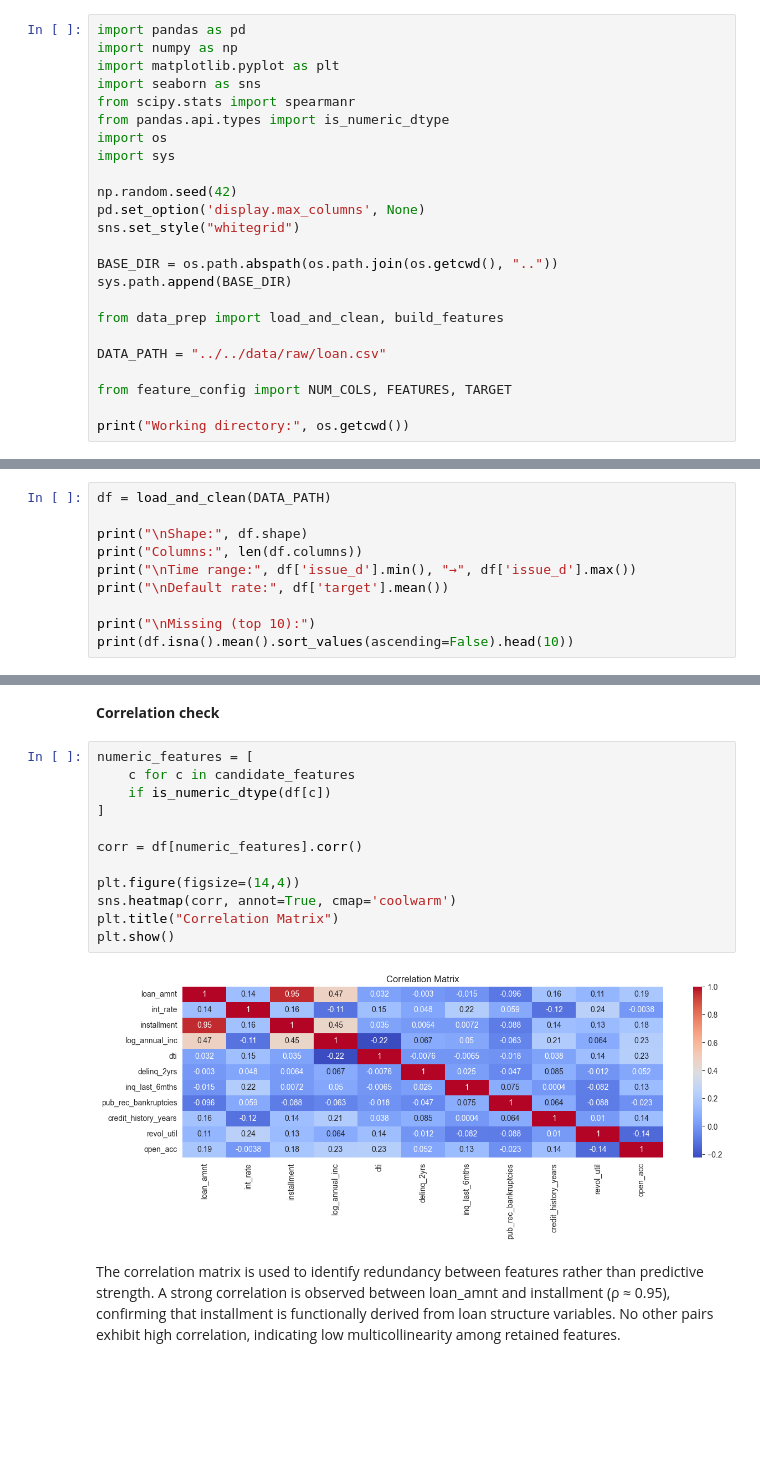
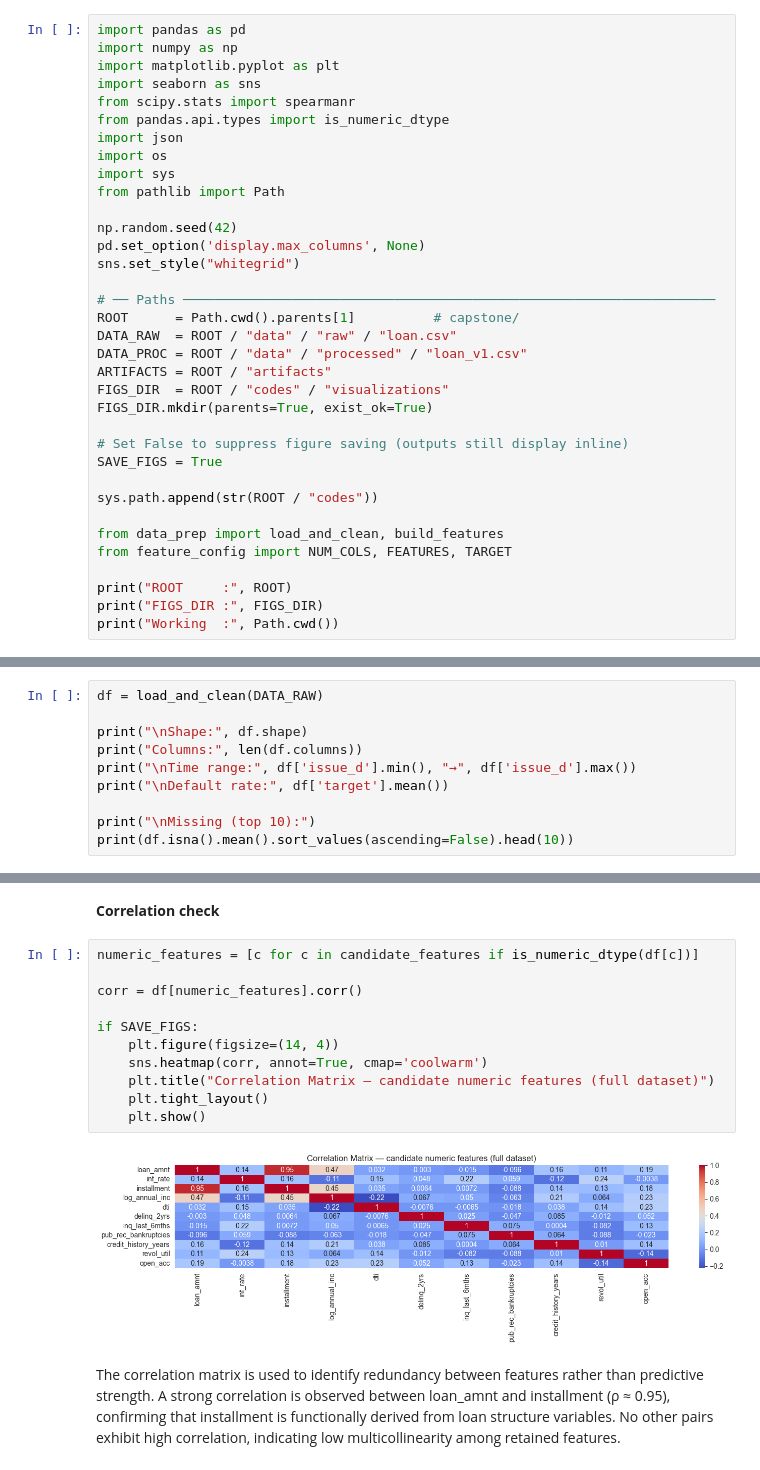
Before and after one commit to anna-asatryan/capstone, a Jupyter notebook: codes/notebooks/eda.ipynb, the cells around one changed output, grey strips where cells are left out. Drawn from its saved outputs; the diff is of its cells as text; blank space fills up the shorter version.

```diff
--- a/codes/notebooks/eda.ipynb
+++ b/codes/notebooks/eda.ipynb
@@ -51,21 +29,32 @@ import matplotlib.pyplot as plt
 import seaborn as sns
 from scipy.stats import spearmanr
 from pandas.api.types import is_numeric_dtype
+import json
 import os
 import sys
+from pathlib import Path
 
 np.random.seed(42)
 pd.set_option('display.max_columns', None)
 sns.set_style("whitegrid")
 
-BASE_DIR = os.path.abspath(os.path.join(os.getcwd(), ".."))
-sys.path.append(BASE_DIR)
+# ── Paths ────────────────────────────────────────────────────────────────────
+ROOT      = Path.cwd().parents[1]          # capstone/
+DATA_RAW  = ROOT / "data" / "raw" / "loan.csv"
+DATA_PROC = ROOT / "data" / "processed" / "loan_v1.csv"
+ARTIFACTS = ROOT / "artifacts"
+FIGS_DIR  = ROOT / "codes" / "visualizations"
+FIGS_DIR.mkdir(parents=True, exist_ok=True)
+
+# Set False to suppress figure saving (outputs still display inline)
+SAVE_FIGS = True
+
+sys.path.append(str(ROOT / "codes"))
 
 from data_prep import load_and_clean, build_features
-
-DATA_PATH = "../../data/raw/loan.csv"
-
 from feature_config import NUM_COLS, FEATURES, TARGET
 
-print("Working directory:", os.getcwd())
+print("ROOT     :", ROOT)
+print("FIGS_DIR :", FIGS_DIR)
+print("Working  :", Path.cwd())
 # %% [output]
@@ -73,7 +64,7 @@ Working directory: /Users/annaasatryan/Desktop/capstone/codes/notebooks
 # %% [markdown]
 **Data loading**
 # %%
-df = load_and_clean(DATA_PATH)
+df = load_and_clean(DATA_RAW)
 
 print("\nShape:", df.shape)
 print("Columns:", len(df.columns))
@@ -317,19 +312,18 @@ term
 # %% [markdown]
 **Correlation check**
 # %%
-numeric_features = [
-    c for c in candidate_features
-    if is_numeric_dtype(df[c])
-]
+numeric_features = [c for c in candidate_features if is_numeric_dtype(df[c])]
 
 corr = df[numeric_features].corr()
 
-plt.figure(figsize=(14,4))
-sns.heatmap(corr, annot=True, cmap='coolwarm')
-plt.title("Correlation Matrix")
-plt.show()
+if SAVE_FIGS:
+    plt.figure(figsize=(14, 4))
+    sns.heatmap(corr, annot=True, cmap='coolwarm')
+    plt.title("Correlation Matrix — candidate numeric features (full dataset)")
+    plt.tight_layout()
+    plt.show()
 # %% [output]
-[figure, old version]
+[figure, new version]
 # %% [markdown]
 The correlation matrix is used to identify redundancy between features rather than predictive strength.
 A strong correlation is observed between loan_amnt and installment (ρ ≈ 0.95), confirming that installment is functionally derived from loan structure variables.
```
Also changed, not shown: parts of 11 cells of this notebook, 35 other files.
